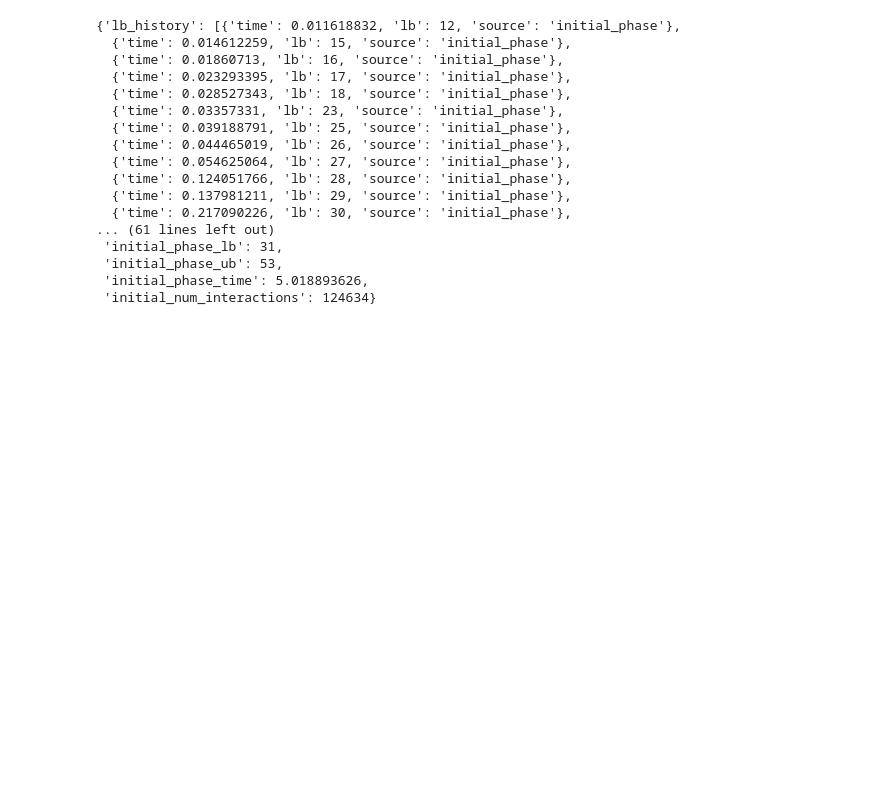
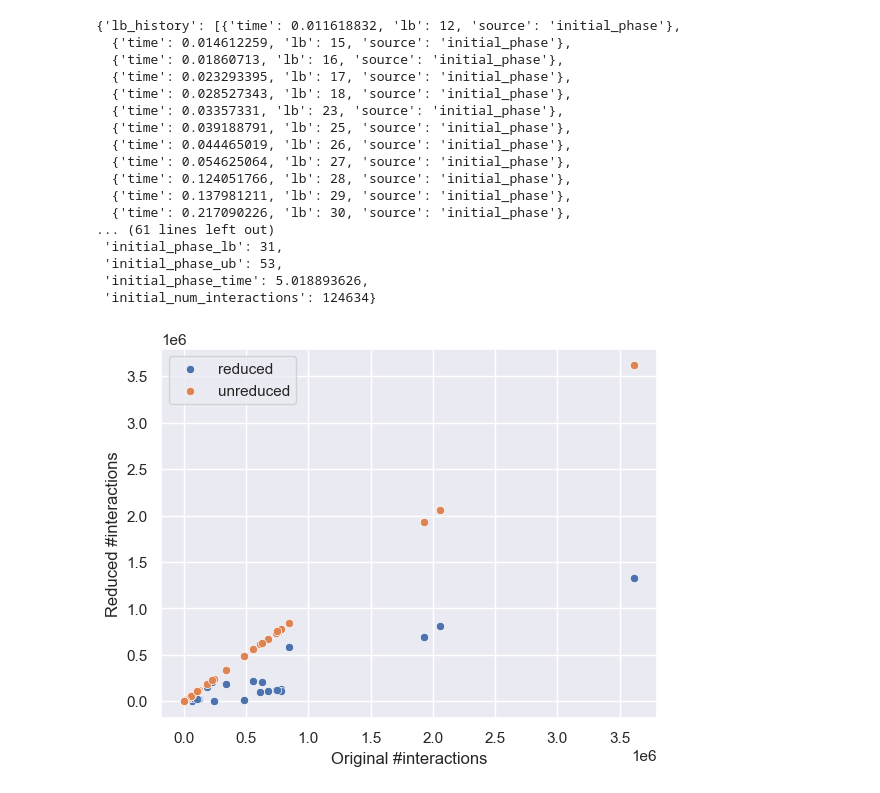
Before and after one commit to phillip-keldenich/sammy, a Jupyter notebook: experiments/02_run_default_params/03_analysis.ipynb, the cells around one changed output. Cells and saved outputs as stored; diff of their text form; code cells hidden in the pictures; blank space fills up the shorter version.

```diff
--- a/experiments/02_run_default_params/03_analysis.ipynb
+++ b/experiments/02_run_default_params/03_analysis.ipynb
@@ -142,3 +264,11 @@ extra_data
  'initial_phase_ub': 53,
  'initial_phase_time': 5.018893626,
  'initial_num_interactions': 124634}
+# %%
+sns.scatterplot(data=reduced_to_samplns_instances, x="initial_num_interactions", y="reduced_num_interactions", label="reduced")
+sns.scatterplot(data=reduced_to_samplns_instances, x="initial_num_interactions", y="initial_num_interactions", label="unreduced")
+plt.gca().set_xlabel("Original #interactions")
+plt.gca().set_ylabel("Reduced #interactions")
+plt.savefig("interaction_reduction.pdf")
+# %% [output]
+[figure, added]
```
Also changed, not shown: parts of 11 cells of this notebook.
